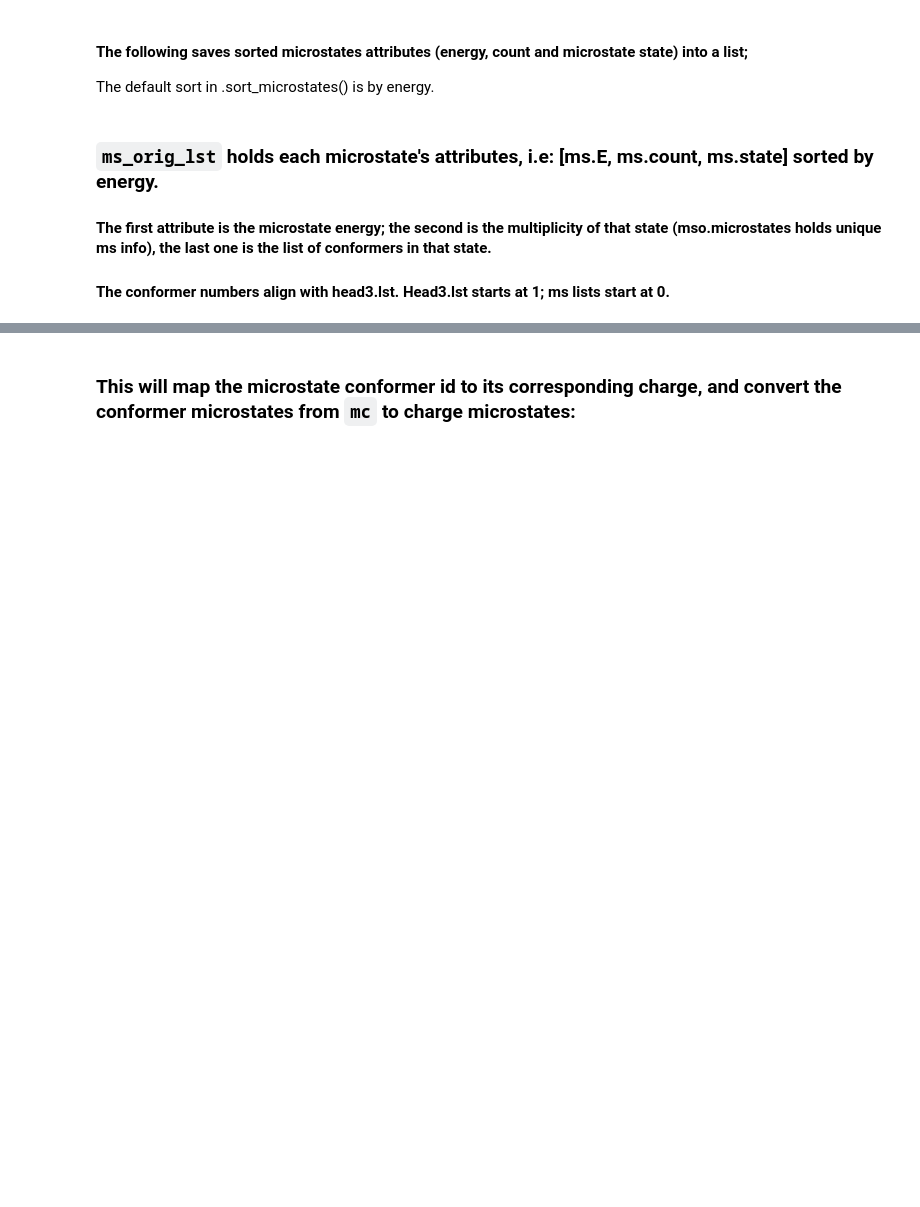
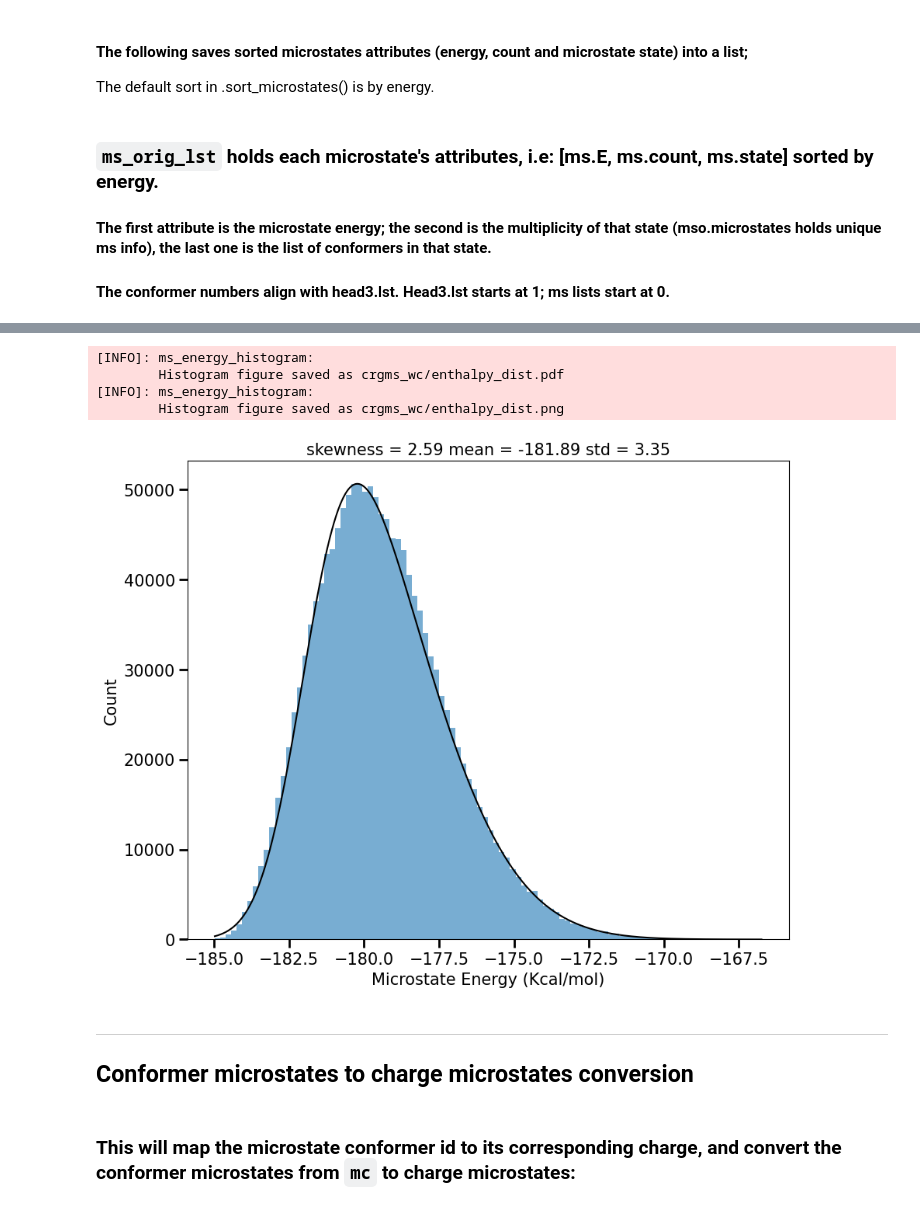
Before and after one commit to Raihancuny/python, a Jupyter notebook: microstate_analysis_code/run_ms_analysis.ipynb, the cells around one changed output, grey strips where cells are left out. Cells and saved outputs as stored; diff of their text form; code cells hidden in the pictures; blank space fills up the shorter version.

```diff
--- a/microstate_analysis_code/run_ms_analysis.ipynb
+++ b/microstate_analysis_code/run_ms_analysis.ipynb
@@ -51,20 +51,16 @@ import ms_analysis_wc as msa
 # %%
-# MCCE microstates file:
-msout_file = Path("4lzt/ms_out/pH7eH0ms.txt").resolve()
+mcce_dir = Path("4lzt")  # local folder
+ph_pt = "7"
 
-# Get the related head3.lst path:
-h3_path = msout_file.parent.parent.joinpath("head3.lst")
-h3_path.exists()
+h3_path, msout_file = msa.get_mcce_input_files(mcce_dir, ph_pt)
 
 msout_file
 h3_path
 
 # More specific name for output folder: KEEP?
 outname = "crgms_wc"  # "output"
-
 # Ensure the output directory exists:
 output_dir = Path(outname)
 if not output_dir.exists():
     output_dir.mkdir()
-
 output_dir
@@ -206,3 +248,14 @@ ms_orig_lst = [[ms.E, ms.count, ms.state] for ms in mc.sort_microstates()]
+# %%
+msa.ms_energy_histogram(ms_orig_lst, output_dir, show=True)
+# %% [output]
+[INFO]: ms_energy_histogram:
+        Histogram figure saved as crgms_wc/enthalpy_dist.pdf
+[INFO]: ms_energy_histogram:
+        Histogram figure saved as crgms_wc/enthalpy_dist.png
+[figure, added]
+# %% [markdown]
+---
+## Conformer microstates to charge microstates conversion
 # %% [markdown]
 ### This will map the microstate conformer id to its corresponding charge, and convert the conformer microstates from `mc` to charge microstates:
 # %%
```
Also changed, not shown: parts of 63 cells of this notebook, 23 other files.
